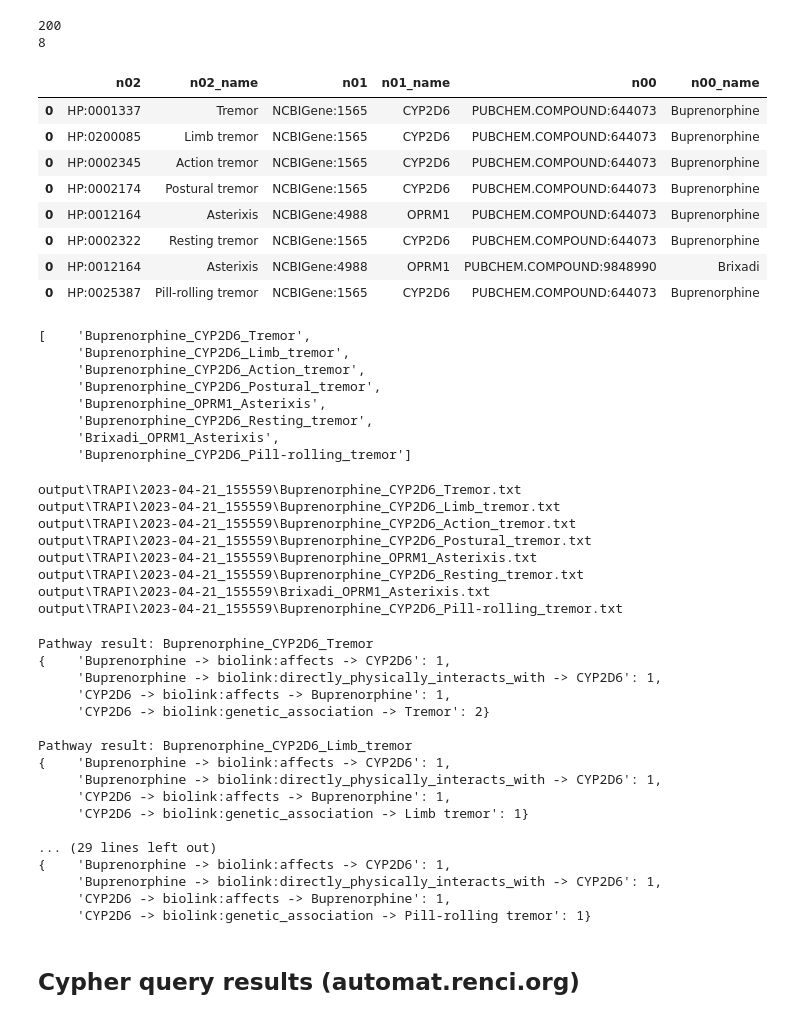
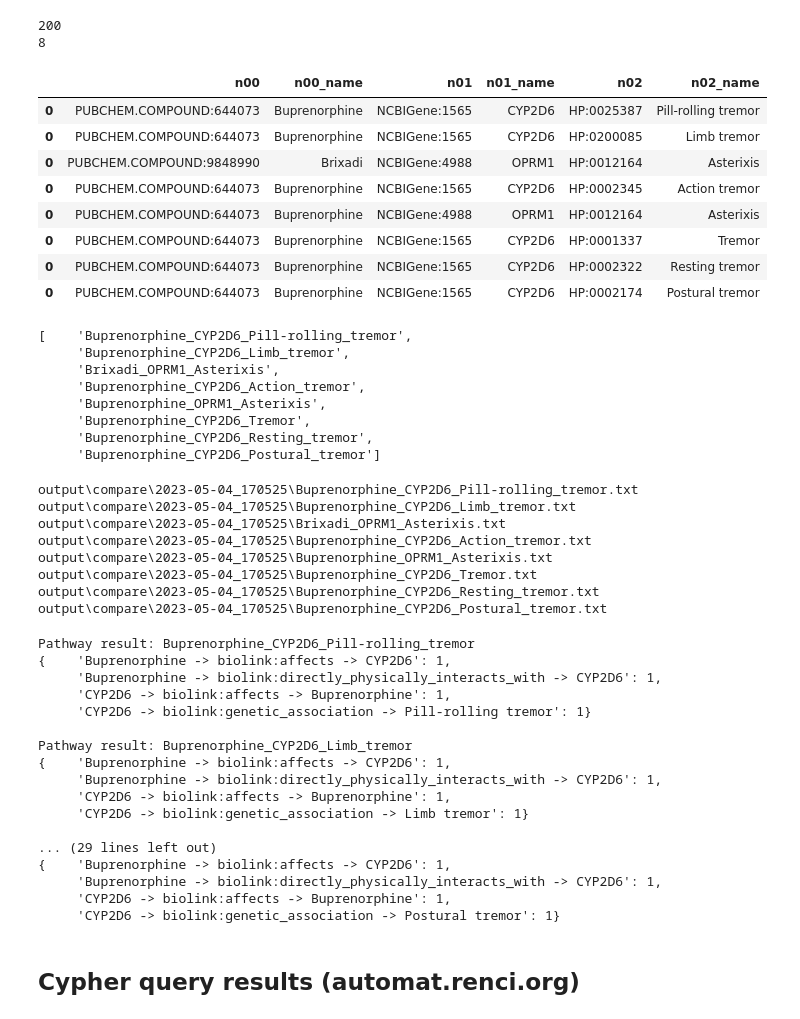
Before and after one commit to RobokopU24/RoboDocumentation, a Jupyter notebook: Documentation/HelloRobokop/HelloRobokop_TRAPI_Cypher_compare.ipynb, the cells around one changed output. Saved outputs shown, nothing was run; the diff lists cells and outputs as text; code cells hidden in the pictures.

Commit message:
Updated compare notebook to write test case results to the same directory

```diff
--- a/Documentation/HelloRobokop/HelloRobokop_TRAPI_Cypher_compare.ipynb
+++ b/Documentation/HelloRobokop/HelloRobokop_TRAPI_Cypher_compare.ipynb
@@ -0,0 +5,9 @@
+# %%
+from datetime import datetime
+from pathlib import Path
+
+now = datetime.now()
+dt_string = now.strftime("%Y-%m-%d_%H%M%S")
+write_dir = Path("output/compare",str(dt_string))
+print(write_dir)
+write_dir.mkdir(parents=True, exist_ok=True)
@@ -59,71 +74,66 @@ print(len(response.json()['message']['results']))
 # %% [output]
 200
 8
-# %%
-from datetime import datetime
-from pathlib import Path
-
-now = datetime.now()
-dt_string = now.strftime("%Y-%m-%d_%H%M%S")
-write_dir = Path("output/TRAPI",str(dt_string))
-write_dir.mkdir(parents=True, exist_ok=True)
 # %%
 import pandas as pd
 import os
 
 kg = response.json()['message']['knowledge_graph']
 cols = []
 for node in sorted(response.json()['message']['results'][0]['node_bindings'].keys()):
     cols.append(node)
     cols.append(node + '_name')
 results_df = pd.DataFrame(columns = cols)
 
 results_list = []
 for result in response.json()['message']['results']:
     result_dict = {}
     for node in sorted(result['node_bindings'].keys()):
         node_id = result['node_bindings'][node][0]['id']
         result_dict[node] = node_id
         result_dict[node + '_name'] = kg['nodes'][node_id]['name']
     # print(result_dict)
 
     results_list.append(pd.DataFrame([result_dict]))
 results_df = pd.concat(results_list)
 display(results_df)
-results_df.to_csv(os.path.join(write_dir,'pathways_TRAPI_automat.csv'), index=False)
+
+if not os.path.exists(os.path.join(write_dir,"TRAPI")):
+    os.mkdir(os.path.join(write_dir,"TRAPI"))
+results_df.to_csv(os.path.join(write_dir,'TRAPI/pathways_TRAPI_automat.csv'), index=False)
 
 combined_node_list = ["_".join([row[1].replace(" ", "_"), row[3].replace(" ", "_"), row[5].replace(" ", "_")]) for row in results_df[cols].to_numpy()]
 pp.pprint(combined_node_list)
 # %% [output]
-|  | n02 | n02_name | n01 | n01_name | n00 | n00_name |
-| 0 | HP:0001337 | Tremor | NCBIGene:1565 | CYP2D6 | PUBCHEM.COMPOUND:644073 | Buprenorphine |
-| 0 | HP:0200085 | Limb tremor | NCBIGene:1565 | CYP2D6 | PUBCHEM.COMPOUND:644073 | Buprenorphine |
-| 0 | HP:0002345 | Action tremor | NCBIGene:1565 | CYP2D6 | PUBCHEM.COMPOUND:644073 | Buprenorphine |
-| 0 | HP:0002174 | Postural tremor | NCBIGene:1565 | CYP2D6 | PUBCHEM.COMPOUND:644073 | Buprenorphine |
-| 0 | HP:0012164 | Asterixis | NCBIGene:4988 | OPRM1 | PUBCHEM.COMPOUND:644073 | Buprenorphine |
-| 0 | HP:0002322 | Resting tremor | NCBIGene:1565 | CYP2D6 | PUBCHEM.COMPOUND:644073 | Buprenorphine |
-| 0 | HP:0012164 | Asterixis | NCBIGene:4988 | OPRM1 | PUBCHEM.COMPOUND:9848990 | Brixadi |
-| 0 | HP:0025387 | Pill-rolling tremor | NCBIGene:1565 | CYP2D6 | PUBCHEM.COMPOUND:644073 | Buprenorphine |
+|  | n00 | n00_name | n01 | n01_name | n02 | n02_name |
+| 0 | PUBCHEM.COMPOUND:644073 | Buprenorphine | NCBIGene:1565 | CYP2D6 | HP:0025387 | Pill-rolling tremor |
+| 0 | PUBCHEM.COMPOUND:644073 | Buprenorphine | NCBIGene:1565 | CYP2D6 | HP:0200085 | Limb tremor |
+| 0 | PUBCHEM.COMPOUND:9848990 | Brixadi | NCBIGene:4988 | OPRM1 | HP:0012164 | Asterixis |
+| 0 | PUBCHEM.COMPOUND:644073 | Buprenorphine | NCBIGene:1565 | CYP2D6 | HP:0002345 | Action tremor |
+| 0 | PUBCHEM.COMPOUND:644073 | Buprenorphine | NCBIGene:4988 | OPRM1 | HP:0012164 | Asterixis |
+| 0 | PUBCHEM.COMPOUND:644073 | Buprenorphine | NCBIGene:1565 | CYP2D6 | HP:0001337 | Tremor |
+| 0 | PUBCHEM.COMPOUND:644073 | Buprenorphine | NCBIGene:1565 | CYP2D6 | HP:0002322 | Resting tremor |
+| 0 | PUBCHEM.COMPOUND:644073 | Buprenorphine | NCBIGene:1565 | CYP2D6 | HP:0002174 | Postural tremor |
-[    'Buprenorphine_CYP2D6_Tremor',
+[    'Buprenorphine_CYP2D6_Pill-rolling_tremor',
      'Buprenorphine_CYP2D6_Limb_tremor',
+     'Brixadi_OPRM1_Asterixis',
      'Buprenorphine_CYP2D6_Action_tremor',
-     'Buprenorphine_CYP2D6_Postural_tremor',
      'Buprenorphine_OPRM1_Asterixis',
+     'Buprenorphine_CYP2D6_Tremor',
      'Buprenorphine_CYP2D6_Resting_tremor',
-     'Brixadi_OPRM1_Asterixis',
-     'Buprenorphine_CYP2D6_Pill-rolling_tremor']
+     'Buprenorphine_CYP2D6_Postural_tremor']
 # %%
 for node_set in combined_node_list:
     print(os.path.join(write_dir,node_set+".txt"))
 # %% [output]
-output\TRAPI\2023-04-21_155559\Buprenorphine_CYP2D6_Tremor.txt
-output\TRAPI\2023-04-21_155559\Buprenorphine_CYP2D6_Limb_tremor.txt
-output\TRAPI\2023-04-21_155559\Buprenorphine_CYP2D6_Action_tremor.txt
-output\TRAPI\2023-04-21_155559\Buprenorphine_CYP2D6_Postural_tremor.txt
-output\TRAPI\2023-04-21_155559\Buprenorphine_OPRM1_Asterixis.txt
-output\TRAPI\2023-04-21_155559\Buprenorphine_CYP2D6_Resting_tremor.txt
-output\TRAPI\2023-04-21_155559\Brixadi_OPRM1_Asterixis.txt
-output\TRAPI\2023-04-21_155559\Buprenorphine_CYP2D6_Pill-rolling_tremor.txt
+output\compare\2023-05-04_170525\Buprenorphine_CYP2D6_Pill-rolling_tremor.txt
+output\compare\2023-05-04_170525\Buprenorphine_CYP2D6_Limb_tremor.txt
+output\compare\2023-05-04_170525\Brixadi_OPRM1_Asterixis.txt
+output\compare\2023-05-04_170525\Buprenorphine_CYP2D6_Action_tremor.txt
+output\compare\2023-05-04_170525\Buprenorphine_OPRM1_Asterixis.txt
+output\compare\2023-05-04_170525\Buprenorphine_CYP2D6_Tremor.txt
+output\compare\2023-05-04_170525\Buprenorphine_CYP2D6_Resting_tremor.txt
+output\compare\2023-05-04_170525\Buprenorphine_CYP2D6_Postural_tremor.txt
 # %%
 from collections import Counter
 import json
@@ -161,14 +171,16 @@ for i in range(number_pathway_results):
     pp.pprint(string_out_dict)
     print("")
 
-    with open(os.path.join(write_dir,combined_node_list[i]+".txt"), 'w') as convert_file:
+    if not os.path.exists(os.path.join(write_dir,"TRAPI")):
+        os.mkdir(os.path.join(write_dir,"TRAPI"))
+    with open(os.path.join(write_dir,"TRAPI",combined_node_list[i]+".txt"), 'w') as convert_file:
         convert_file.write(json.dumps(string_out_dict))
 # %% [output]
-Pathway result: Buprenorphine_CYP2D6_Tremor
+Pathway result: Buprenorphine_CYP2D6_Pill-rolling_tremor
 {    'Buprenorphine -> biolink:affects -> CYP2D6': 1,
      'Buprenorphine -> biolink:directly_physically_interacts_with -> CYP2D6': 1,
      'CYP2D6 -> biolink:affects -> Buprenorphine': 1,
-     'CYP2D6 -> biolink:genetic_association -> Tremor': 2}
+     'CYP2D6 -> biolink:genetic_association -> Pill-rolling tremor': 1}
 
 Pathway result: Buprenorphine_CYP2D6_Limb_tremor
 {    'Buprenorphine -> biolink:affects -> CYP2D6': 1,
@@ -180,6 +192,6 @@ Pathway result: Buprenorphine_CYP2D6_Limb_tremor
 {    'Buprenorphine -> biolink:affects -> CYP2D6': 1,
      'Buprenorphine -> biolink:directly_physically_interacts_with -> CYP2D6': 1,
      'CYP2D6 -> biolink:affects -> Buprenorphine': 1,
-     'CYP2D6 -> biolink:genetic_association -> Pill-rolling tremor': 1}
+     'CYP2D6 -> biolink:genetic_association -> Postural tremor': 1}
 # %% [markdown]
 ## Cypher query results (automat.renci.org)
```
Also changed, not shown: parts of 13 cells of this notebook.
